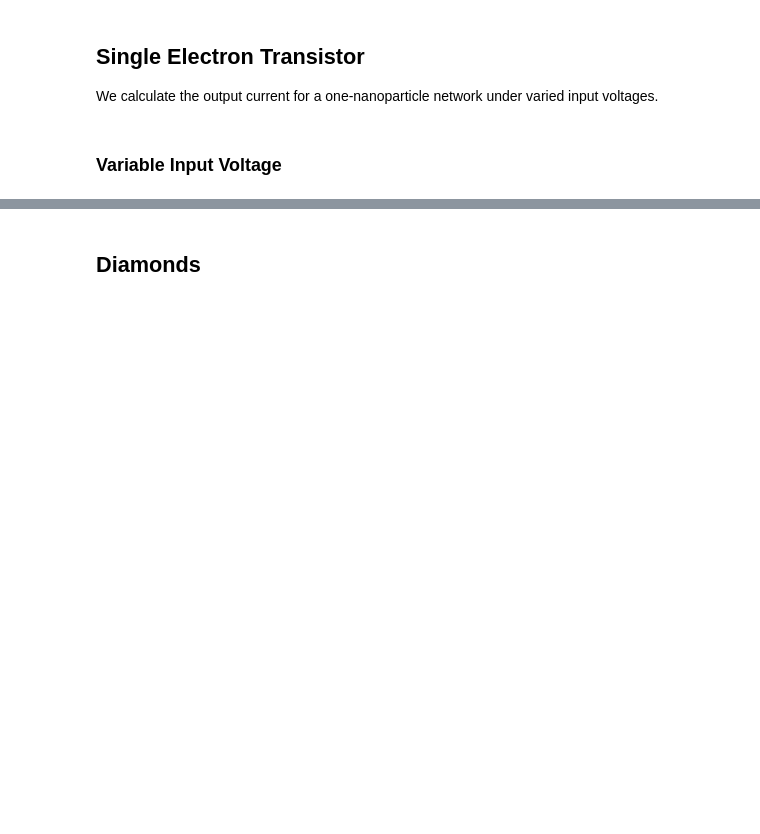
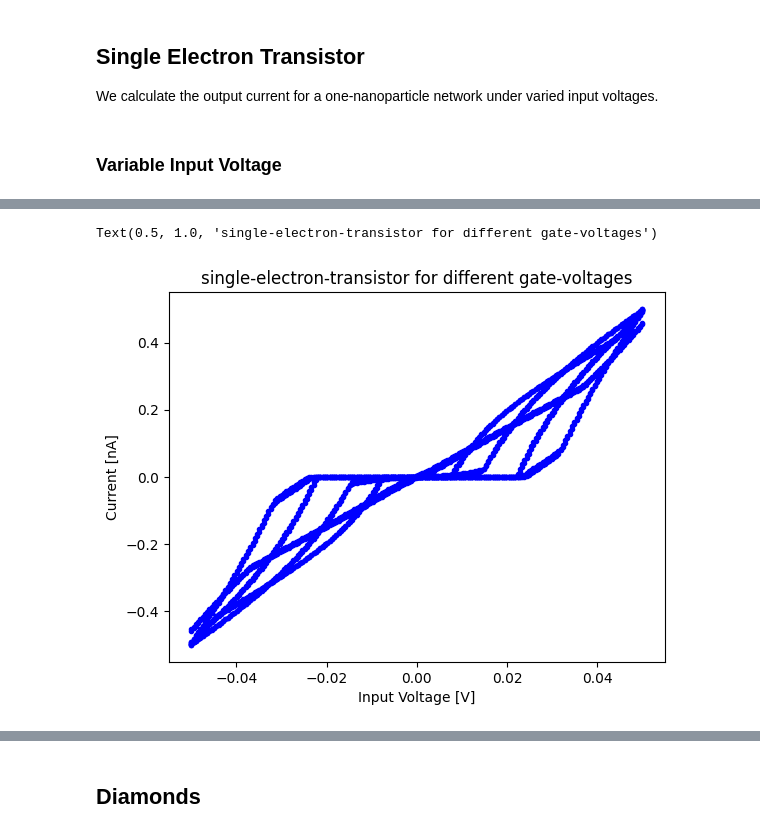
Before and after one commit to evanwonisch/NanoNetsMF, a Jupyter notebook: run/single_electron_transistor.ipynb, the cells around one changed output, grey strips where cells are left out. Cells and saved outputs as stored; diff of their text form; code cells hidden in the pictures; blank space fills up the shorter version.

```diff
--- a/run/single_electron_transistor.ipynb
+++ b/run/single_electron_transistor.ipynb
@@ -46,0 +45,21 @@ plt.savefig("../output/set.png")
+# %%
+Us_gate = np.linspace(-0.1, 0.1, 10)
+Us = np.linspace(-0.05, 0.05, 200)
+Is = np.zeros((10, 200))
+
+for i, U_gate in enumerate(Us_gate):
+    for j, U in enumerate(Us):
+
+        net.set_voltage_config([U, 0], U_gate)
+        state = mf.numeric_integration_solve(N = 7)
+        Is[i, j] = -mf.calc_expected_electrode_current(state, 1) * CONST.electron_charge
+# %%
+for i in range(Is.shape[0]):
+    plt.scatter(Us, Is[i], marker = ".", color = "b")
+
+plt.xlabel("Input Voltage [V]")
+plt.ylabel("Current [nA]")
+plt.title("single-electron-transistor for different gate-voltages")
+# %% [output]
+Text(0.5, 1.0, 'single-electron-transistor for different gate-voltages')
+[figure, added]
```
Also changed, not shown: parts of 13 cells of this notebook, 2 other files.
